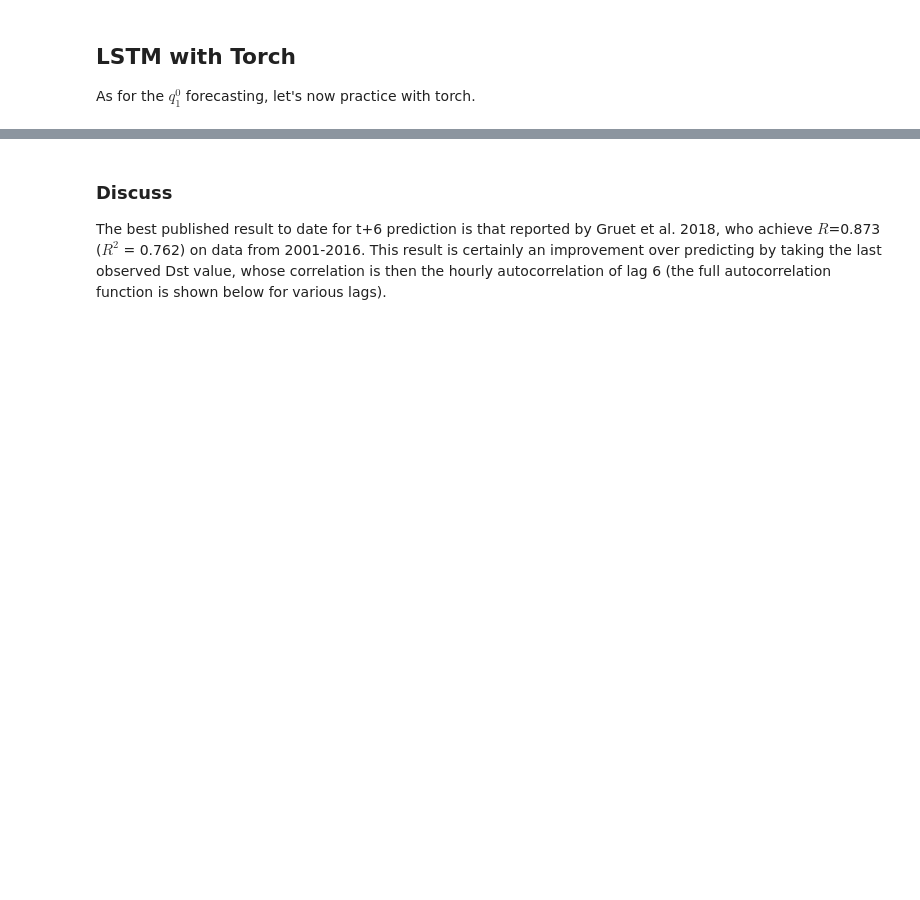
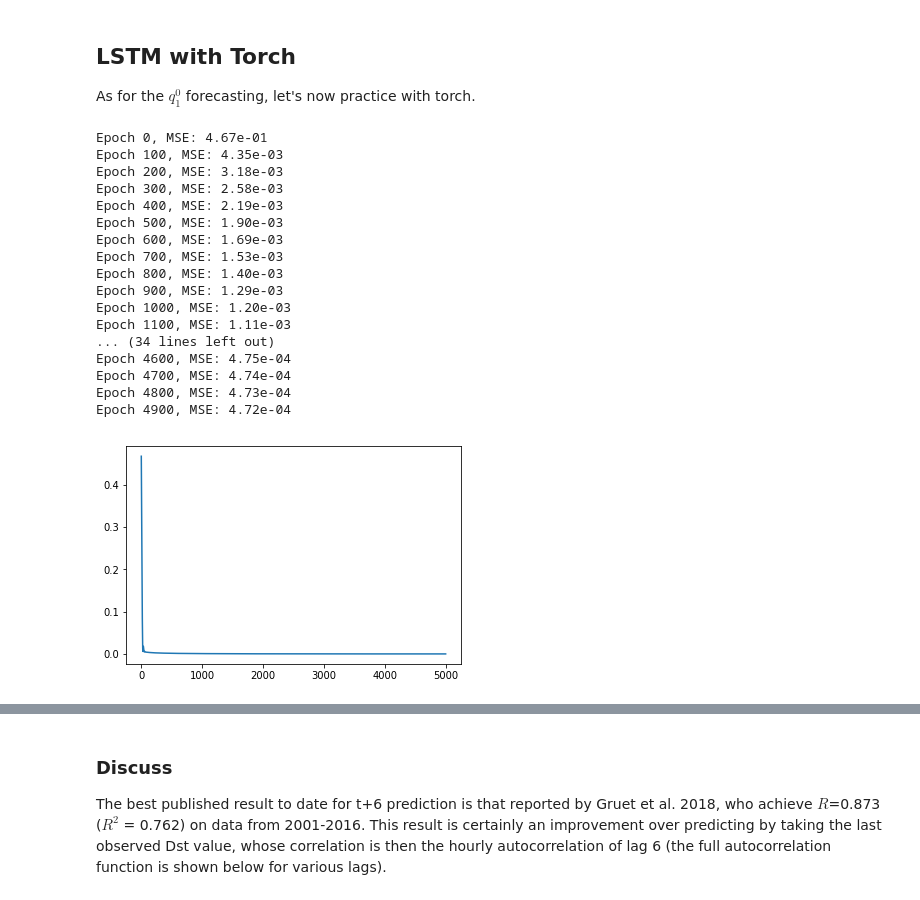
Before and after one commit to sarttiso/spaceweather, a Jupyter notebook: forecasting_Dst_LSTM.ipynb, the cells around one changed output, grey strips where cells are left out. Drawn from its saved outputs; the diff is of its cells as text; code cells hidden in the pictures; blank space fills up the shorter version.

```diff
--- a/forecasting_Dst_LSTM.ipynb
+++ b/forecasting_Dst_LSTM.ipynb
@@ -34,7 +34,8 @@ omni_lr = pd.read_hdf('omni_hourly_1998-2018_nogaps.h5')
 dst = omni_lr['Dst-index, nT']
 #omni_lr = omni_lr.drop('Dst-index, nT', axis=1)
 
-nfeatin = omni_lr.shape[1]
+input_dim = omni_lr.shape[1]
+output_dim = 1
 ndat = omni_lr.shape[0]
 t = np.linspace(1998, 2019, ndat+1)[0:-1]
 # %% [markdown]
@@ -59,7 +60,7 @@ Having imported the data, let's design, train, and test the LSTM network for thi
 
 Let's separate the data into training and testing sets. Let's also normalize all of the data according to the training data.
 # %%
-batch_size = 150
+batch_size = 500
 lahead = 6
 train_percent = 0.8
 # %%
@@ -76,8 +77,8 @@ data_out_train = scaler_output.fit_transform(data_out_train)
 data_out_test = scaler_output.transform(data_out_test)
 
 # reshape input data
-data_in_train = data_in_train.reshape(-1,1,nfeatin)
-data_in_test = data_in_test.reshape(-1,1,nfeatin)
+data_in_train = data_in_train.reshape(-1, 1, input_dim)
+data_in_test = data_in_test.reshape(-1, 1, input_dim)
 # %%
 rnn, hist = train_network(data_in_train, data_out_train, batch_size, epochs=100, stateful=True)
 plt.plot(hist)
@@ -127,7 +128,8 @@ class LSTM(nn.Module):
     # number of input data must be divisible by batch_size
     def forward(self, input):
         self.hidden = self.init_hidden()
-        lstm_out, self.hidden = self.lstm(input.view(-1, self.batch_size, self.input_dim), self.hidden)
+        lstm_out, self.hidden = \
+            self.lstm(input.view(-1, self.batch_size, self.input_dim), self.hidden)
         train_pred = self.linear(lstm_out)
         return train_pred
 # %%
@@ -142,35 +144,55 @@ data_out_test = torch.from_numpy(data_out_test).float().cuda()
 hidden_dim = 20
 batch_size = 500
 num_layers = 1
 
 model = LSTM(input_dim, hidden_dim, batch_size, output_dim, num_layers)
 
 # run on gpu
 model.cuda()
 
 loss_function = nn.MSELoss()
 optimizer = optim.Adam(model.parameters(), lr=0.001)
 
-nepochs = 20000
+nepochs = 5000
 hist = np.zeros(nepochs)
 
 for epoch in range(nepochs):
     optimizer.zero_grad()
     model.hidden = model.init_hidden()
     train_pred = model(data_in_train)
-    loss = loss_function(train_pred, data_out_train.view(-1, batch_size, output_dim))
+    loss = loss_function(train_pred, \
+                         data_out_train.view(-1, batch_size, output_dim))
 
     hist[epoch] = loss.item()
 
     if epoch % 100 == 0:
         print('Epoch %d, MSE: %1.2e' % (epoch, loss.item()))
 
     loss.backward()
     optimizer.step()
 
 plt.figure()
 plt.plot(hist)
 plt.show()
+# %% [output]
+Epoch 0, MSE: 4.67e-01
+Epoch 100, MSE: 4.35e-03
+Epoch 200, MSE: 3.18e-03
+Epoch 300, MSE: 2.58e-03
+Epoch 400, MSE: 2.19e-03
+Epoch 500, MSE: 1.90e-03
+Epoch 600, MSE: 1.69e-03
+Epoch 700, MSE: 1.53e-03
+Epoch 800, MSE: 1.40e-03
+Epoch 900, MSE: 1.29e-03
+Epoch 1000, MSE: 1.20e-03
+Epoch 1100, MSE: 1.11e-03
+... (34 lines left out)
+Epoch 4600, MSE: 4.75e-04
+Epoch 4700, MSE: 4.74e-04
+Epoch 4800, MSE: 4.73e-04
+Epoch 4900, MSE: 4.72e-04
+[figure, added]
 # %%
 model.hidden = model.init_hidden()
 test_pred = model(data_in_test)
```
Also changed, not shown: parts of 1 cell of this notebook.
